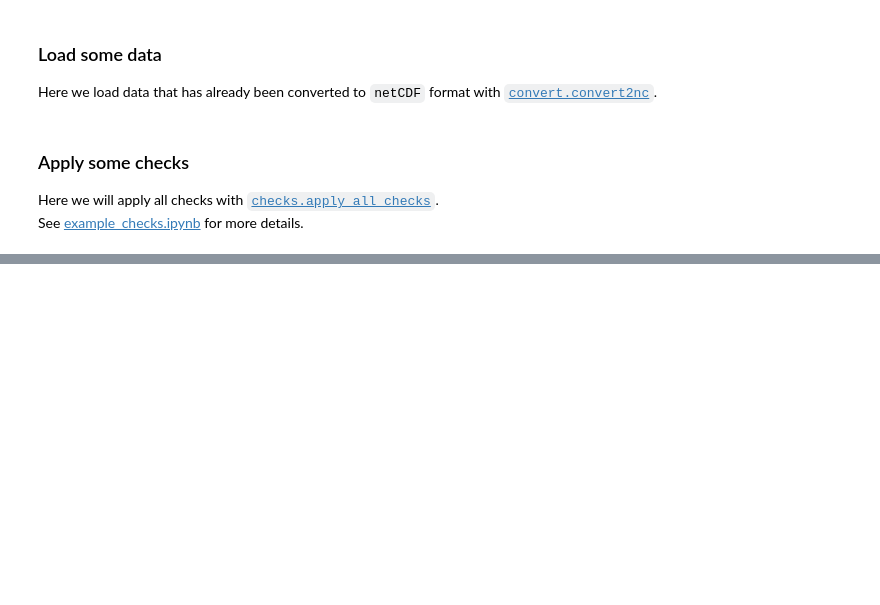
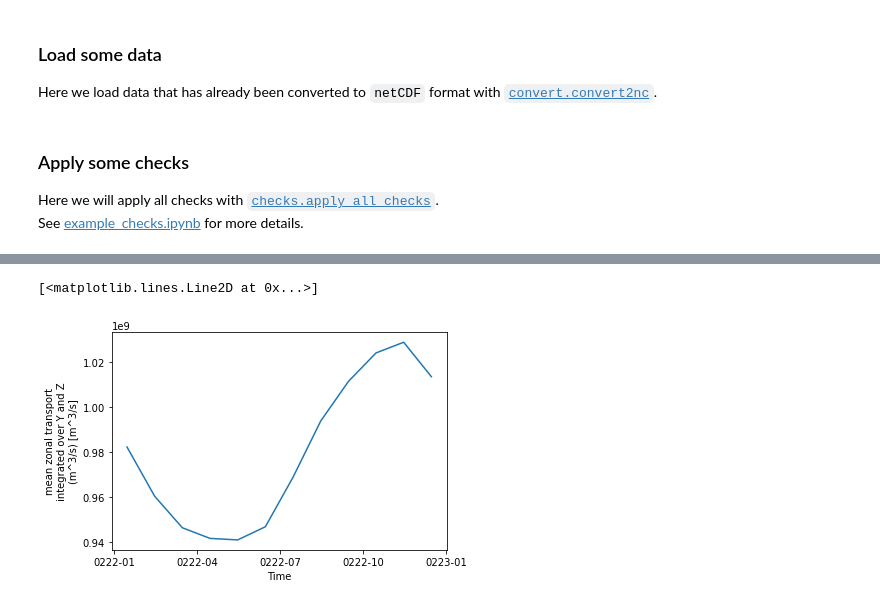
Before and after one commit to jk-rieck/postmit, a Jupyter notebook: examples/example_calcs.ipynb, the cells around one changed output, grey strips where cells are left out. Cells and saved outputs as stored; diff of their text form; code cells hidden in the pictures; blank space fills up the shorter version.

```diff
--- a/examples/example_calcs.ipynb
+++ b/examples/example_calcs.ipynb
@@ -79,0 +79,6 @@ Coordinates: (12/37)
+# %%
+ds = pm.calcs.transports(ds)
+ds.UTRANS.plot()
+# %% [output]
+[<matplotlib.lines.Line2D at 0x...>]
+[figure, added]
```
Also changed, not shown: parts of 19 cells of this notebook.
